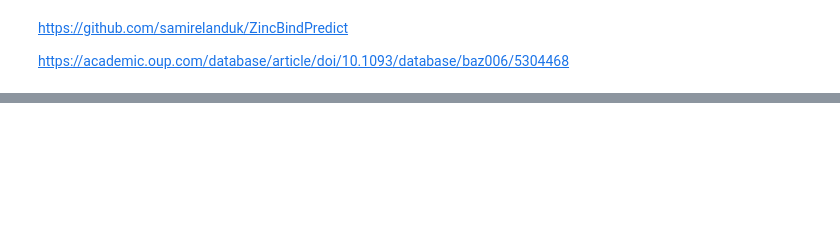
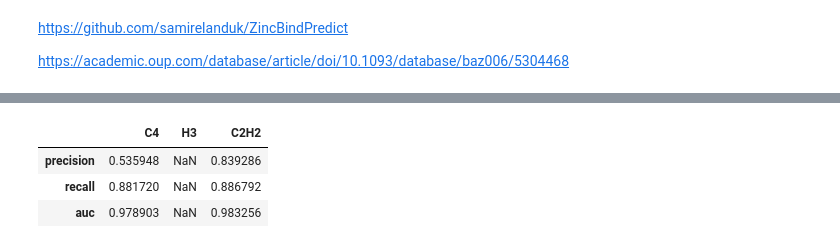
Before and after one commit to tonyreina/zincbindpredict, a Jupyter notebook: zinc_notebook_sequence.ipynb, the cells around one changed output, grey strips where cells are left out. Saved outputs shown, nothing was run; the diff lists cells and outputs as text; code cells hidden in the pictures; blank space fills up the shorter version.

```diff
--- a/zinc_notebook_sequence.ipynb
+++ b/zinc_notebook_sequence.ipynb
@@ -159,9 +226,3 @@ test = df.drop(train.index)
-# %%
-y_train = train["positive"]
-x_train = train.iloc[:, :-1]
-
-y_test = test["positive"]
-x_test = test.iloc[:, :-1]
 # %%
 logdir = os.path.join("logs", datetime.datetime.now().strftime("%Y%m%d-%H%M%S"))
 tensorboard_callback = tf.keras.callbacks.TensorBoard(logdir, histogram_freq=1)
@@ -200,0 +271,3 @@ array([0, 2, 3])
+# %%
+idx = zinc_type_test == type_idx
+print(idx)
@@ -200,0 +287,22 @@ array([0, 2, 3])
+# %%
+n_types = len(zinc_type_test.unique())
+precision = {}
+recall = {}
+auc = {}
+
+for type_idx in range(n_types):
+    idx = zinc_type_test == type_idx
+
+    if not np.all(idx == False):
+        _, _, p, r, a = model.evaluate(x_test[idx], y_test[idx])
+
+        precision[type_idx] = p
+        recall[type_idx] = r
+        auc[type_idx] = a
+
+    else:
+        precision[type_idx] = np.nan
+        recall[type_idx] = np.nan
+        auc[type_idx] = np.nan
+
+metrics = pd.DataFrame([precision, recall, auc])
@@ -200,0 +312,14 @@ array([0, 2, 3])
+# %%
+m = {}
+for idx, name in enumerate(type_names):
+    m[idx] = name
+
+metrics = metrics.rename(columns=m)
+metrics = metrics.rename({0: "precision", 1: "recall", 2: "auc"})
+# %%
+metrics
+# %% [output]
+|  | C4 | H3 | C2H2 |
+| precision | 0.535948 | NaN | 0.839286 |
+| recall | 0.881720 | NaN | 0.886792 |
+| auc | 0.978903 | NaN | 0.983256 |
```
Also changed, not shown: parts of 41 cells of this notebook.
